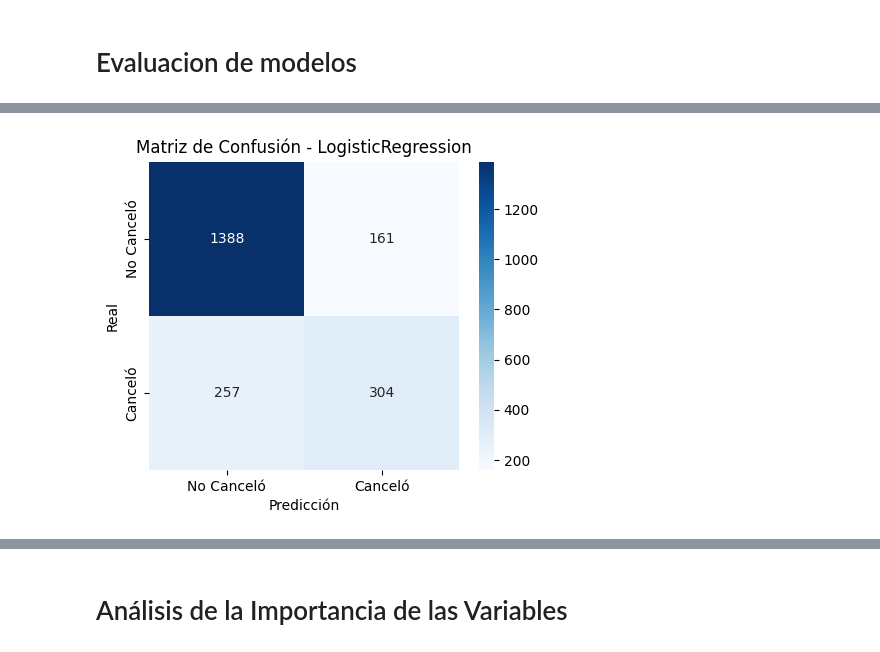
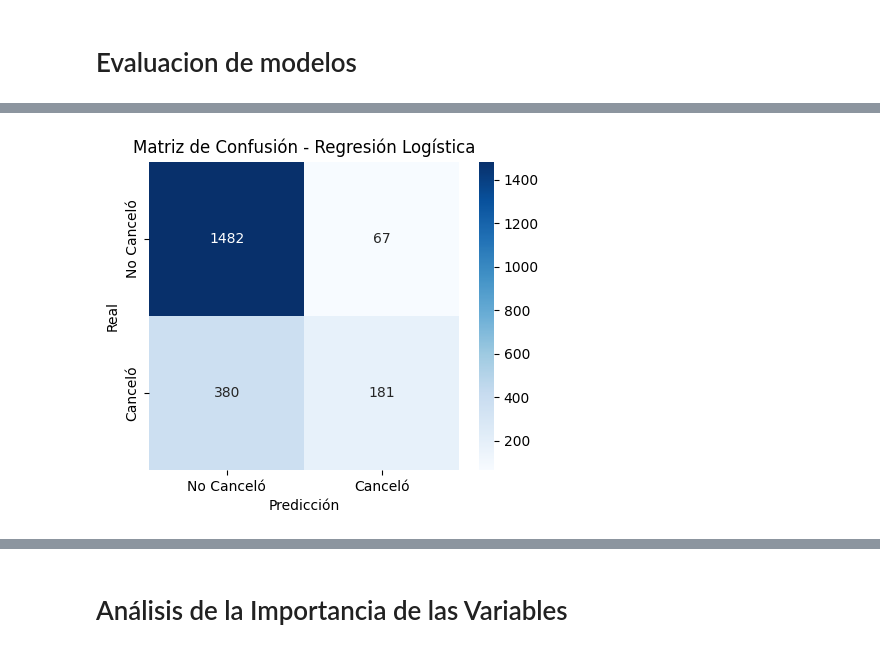
Before and after one commit to jordano-crt/TelecomX-parte-2-challenge, a Jupyter notebook: TelecomX_parte_2.ipynb, the cells around one changed output, grey strips where cells are left out. Cells and saved outputs as stored; diff of their text form; code cells hidden in the pictures.

```diff
--- a/TelecomX_parte_2.ipynb
+++ b/TelecomX_parte_2.ipynb
@@ -347,10 +347,27 @@ X_test_scaled = scaler.transform(X_test)
 log_reg = LogisticRegression(max_iter=1000, random_state=42)
 log_reg.fit(X_train_scaled, y_train)
 
+
+# Normalizar datos balanceados con smote
+scaler_smote = StandardScaler()
+X_train_bal_scaled = scaler_smote.fit_transform(X_train_bal)
+X_test_scaled = scaler_smote.transform(X_test)
+
+# Entrenar modelo
+log_reg_smote = LogisticRegression(max_iter=1000, random_state=42)
+log_reg_smote.fit(X_train_bal_scaled, y_train_bal)
+
+
+
 # --- Modelo 2: Random Forest (sin normalización) ---
 rf = RandomForestClassifier(n_estimators=200, random_state=42)
 rf.fit(X_train, y_train)
 
+# Entrenar modelo directamente con datos balanceados
+rf_b = RandomForestClassifier(n_estimators=200, random_state=42)
+rf_b.fit(X_train_bal, y_train_bal)
+
+
 print("✅ Modelos entrenados correctamente:")
 print("- Regresión Logística (con normalización)")
 print("- Random Forest (sin normalización)")
@@ -361,50 +378,55 @@ print("- Random Forest (sin normalización)")
 # %% [markdown]
 # Evaluacion de modelos
 # %%
-def evaluar_modelo(modelo, X_train, y_train, X_test, y_test, normalizado=False):
-    """Función para entrenar, predecir y mostrar métricas"""
+def evaluar_modelo(modelo, X_test, y_test, nombre_modelo="Modelo"):
+    """Evalúa el modelo y muestra métricas + matriz de confusión"""
+    y_pred = modelo.predict(X_test)
 
-    # Predicciones
-    y_pred_train = modelo.predict(X_train)
-    y_pred_test = modelo.predict(X_test)
+    acc = accuracy_score(y_test, y_pred)
+    prec = precision_score(y_test, y_pred)
+    rec = recall_score(y_test, y_pred)
+    f1 = f1_score(y_test, y_pred)
 
-    # Métricas en TEST
-    acc = accuracy_score(y_test, y_pred_test)
-    prec = precision_score(y_test, y_pred_test)
-    rec = recall_score(y_test, y_pred_test)
-    f1 = f1_score(y_test, y_pred_test)
+    print("="*60)
+    print(f"📊 Evaluación del modelo: {nombre_modelo}")
+    print("="*60)
+    print(f"\n🔹 Resultados en TEST:")
+    print(f"Accuracy     : {acc:.4f}")
+    print(f"Precision    : {prec:.4f}")
+    print(f"Recall       : {rec:.4f}")
+    print(f"F1-score     : {f1:.4f}")
 
-    print("="*50)
-    print(f"📊 Evaluación del modelo: {modelo.__class__.__name__}")
-    print("="*50)
-    print("\n🔹 Resultados en TEST:")
-    print(f"Exactitud (Accuracy): {acc:.4f}")
-    print(f"Precisión: {prec:.4f}")
-    print(f"Recall: {rec:.4f}")
-    print(f"F1-score: {f1:.4f}")
-
-    # Reporte detallado
-    print("\n📑 Classification Report (Test):")
-    print(classification_report(y_test, y_pred_test))
+    print("\n📑 Classification Report:")
+    print(classification_report(y_test, y_pred))
 
     # Matriz de confusión
-    cm = confusion_matrix(y_test, y_pred_test)
-    plt.figure(figsize=(5,4))
-    sns.heatmap(cm, annot=True, fmt="d", cmap="Blues", xticklabels=["No Canceló","Canceló"], yticklabels=["No Canceló","Canceló"])
-    plt.title(f"Matriz de Confusión - {modelo.__class__.__name__}")
+    cm = confusion_matrix(y_test, y_pred)
+    plt.figure(figsize=(5, 4))
+    sns.heatmap(cm, annot=True, fmt="d", cmap="Blues",
+                xticklabels=["No Canceló", "Canceló"],
+                yticklabels=["No Canceló", "Canceló"])
+    plt.title(f"Matriz de Confusión - {nombre_modelo}")
     plt.xlabel("Predicción")
     plt.ylabel("Real")
     plt.show()
 
-    return acc, prec, rec, f1
+    return {"Modelo": nombre_modelo, "Accuracy": acc, "Precision": prec, "Recall": rec, "F1-score": f1}
+
 
 
 # --- Evaluar Regresión Logística ---
 print("🔹 Modelo 1: Regresión Logística (con normalización)")
-eval_log = evaluar_modelo(log_reg, X_train_scaled, y_train, X_test_scaled, y_test)
+eval_log = evaluar_modelo(log_reg, X_test_scaled, y_test, "Regresión Logística")
 
 # --- Evaluar Random Forest ---
 print("\n🔹 Modelo 2: Random Forest (sin normalización)")
-eval_rf = evaluar_modelo(rf, X_train, y_train, X_test, y_test)
+eval_rf = evaluar_modelo(rf, X_test, y_test, "Random Forest")
+
+
+# --- Evaluar Regresión Logística + SMOTE ---
+eval_log_smote = evaluar_modelo(log_reg_smote, X_test_scaled, y_test, "Regresión Logística + SMOTE")
+
+# --- Evaluar Random Forest + SMOTE ---
+eval_rf_smote = evaluar_modelo(rf_b, X_test, y_test, "Random Forest + SMOTE")
 # %% [output]
 🔹 Modelo 1: Regresión Logística (con normalización)
@@ -430,2 +452,2 @@ weighted avg       0.79      0.80      0.80      2110
-[figure, old version]
+[figure, new version]
 🔹 Modelo 2: Random Forest (sin normalización)
```
Also changed, not shown: parts of 8 cells of this notebook.
